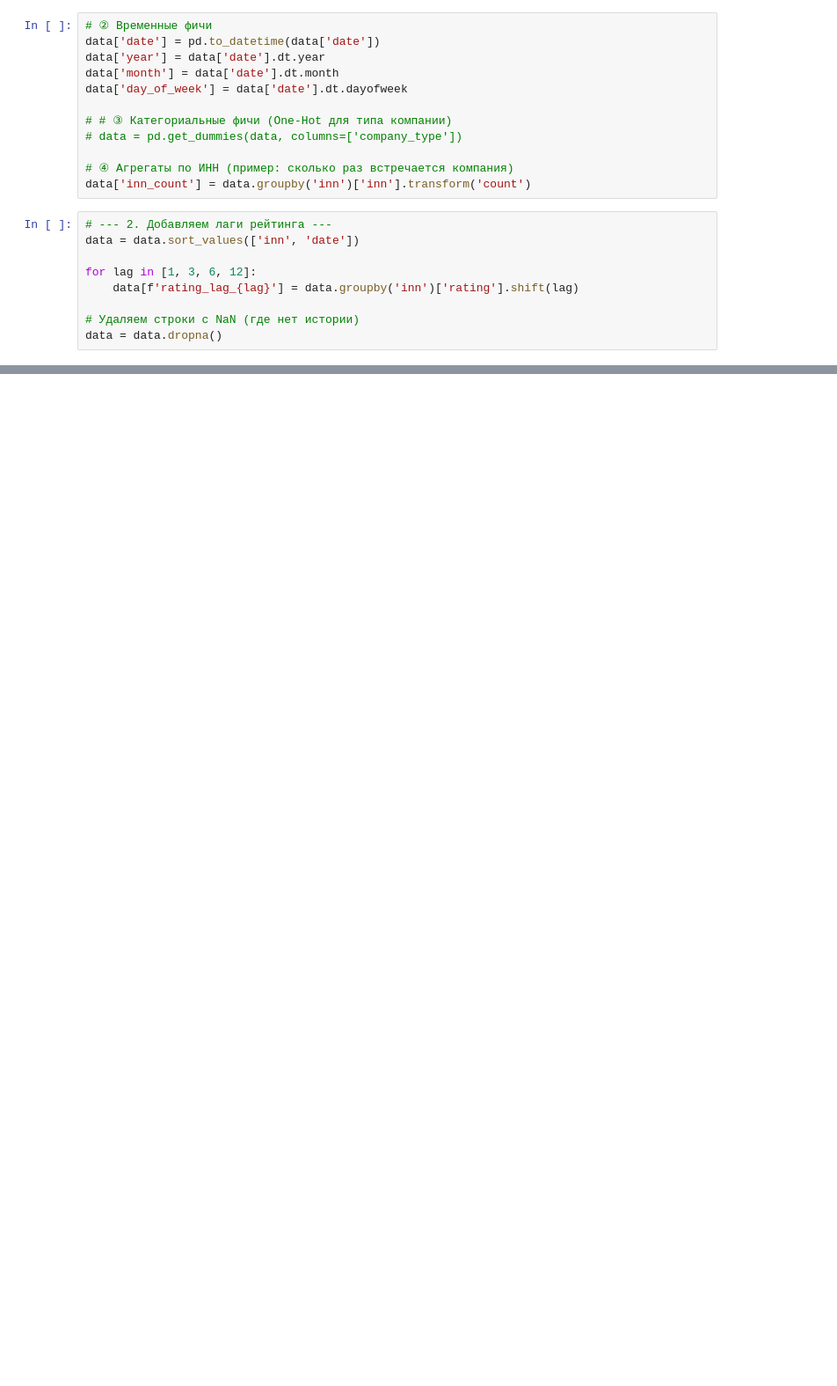
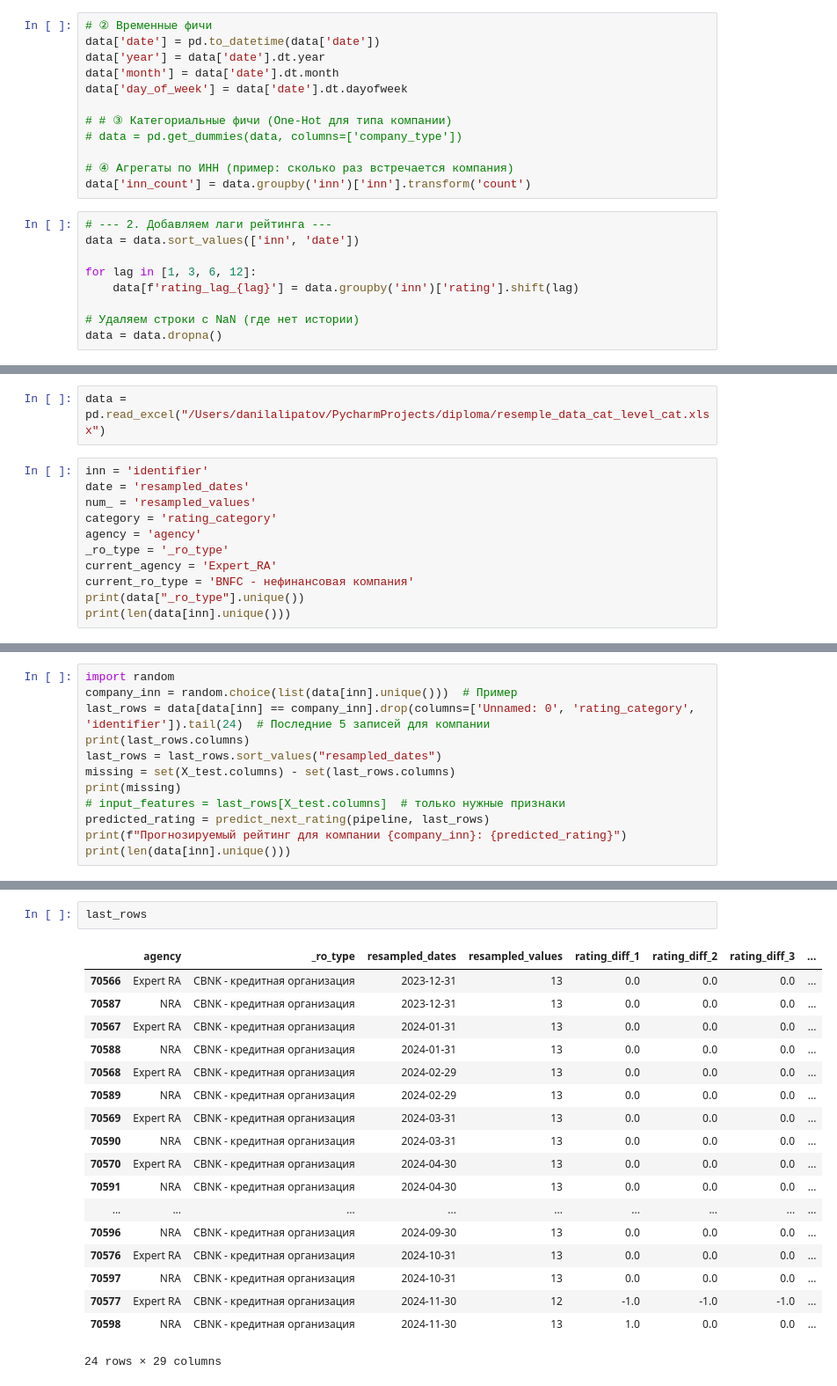
Before and after one commit to DanLip02/Ratings-analysis-project, a Jupyter notebook: jupyter_books/ML_model.ipynb, the cells around one changed output, grey strips where cells are left out. Shown at 88% size. Drawn from its saved outputs; the diff is of its cells as text; blank space fills up the shorter version.

```diff
--- a/jupyter_books/ML_model.ipynb
+++ b/jupyter_books/ML_model.ipynb
@@ -263,0 +281,13 @@ plt.show()
+# %%
+data = pd.read_excel("/Users/danilalipatov/PycharmProjects/diploma/resemple_data_cat_level_cat.xlsx")
+# %%
+inn = 'identifier'
+date = 'resampled_dates'
+num_ = 'resampled_values'
+category = 'rating_category'
+agency = 'agency'
+_ro_type = '_ro_type'
+current_agency = 'Expert_RA'
+current_ro_type = 'BNFC - нефинансовая компания'
+print(data["_ro_type"].unique())
+print(len(data[inn].unique()))
@@ -263,0 +618,12 @@ plt.show()
+# %%
+import random
+company_inn = random.choice(list(data[inn].unique()))  # Пример
+last_rows = data[data[inn] == company_inn].drop(columns=['Unnamed: 0', 'rating_category', 'identifier']).tail(24)  # Последние 5 записей для компании
+print(last_rows.columns)
+last_rows = last_rows.sort_values("resampled_dates")
+missing = set(X_test.columns) - set(last_rows.columns)
+print(missing)
+# input_features = last_rows[X_test.columns]  # только нужные признаки
+predicted_rating = predict_next_rating(pipeline, last_rows)
+print(f"Прогнозируемый рейтинг для компании {company_inn}: {predicted_rating}")
+print(len(data[inn].unique()))
@@ -263,0 +664,21 @@ plt.show()
+# %%
+last_rows
+# %% [output]
+|  | agency | _ro_type | resampled_dates | resampled_values | rating_diff_1 | rating_diff_2 | rating_diff_3 | ... |
+| 70566 | Expert RA | CBNK - кредитная организация | 2023-12-31 | 13 | 0.0 | 0.0 | 0.0 | ... |
+| 70587 | NRA | CBNK - кредитная организация | 2023-12-31 | 13 | 0.0 | 0.0 | 0.0 | ... |
+| 70567 | Expert RA | CBNK - кредитная организация | 2024-01-31 | 13 | 0.0 | 0.0 | 0.0 | ... |
+| 70588 | NRA | CBNK - кредитная организация | 2024-01-31 | 13 | 0.0 | 0.0 | 0.0 | ... |
+| 70568 | Expert RA | CBNK - кредитная организация | 2024-02-29 | 13 | 0.0 | 0.0 | 0.0 | ... |
+| 70589 | NRA | CBNK - кредитная организация | 2024-02-29 | 13 | 0.0 | 0.0 | 0.0 | ... |
+| 70569 | Expert RA | CBNK - кредитная организация | 2024-03-31 | 13 | 0.0 | 0.0 | 0.0 | ... |
+| 70590 | NRA | CBNK - кредитная организация | 2024-03-31 | 13 | 0.0 | 0.0 | 0.0 | ... |
+| 70570 | Expert RA | CBNK - кредитная организация | 2024-04-30 | 13 | 0.0 | 0.0 | 0.0 | ... |
+| 70591 | NRA | CBNK - кредитная организация | 2024-04-30 | 13 | 0.0 | 0.0 | 0.0 | ... |
+| ... | ... | ... | ... | ... | ... | ... | ... | ... |
+| 70596 | NRA | CBNK - кредитная организация | 2024-09-30 | 13 | 0.0 | 0.0 | 0.0 | ... |
+| 70576 | Expert RA | CBNK - кредитная организация | 2024-10-31 | 13 | 0.0 | 0.0 | 0.0 | ... |
+| 70597 | NRA | CBNK - кредитная организация | 2024-10-31 | 13 | 0.0 | 0.0 | 0.0 | ... |
+| 70577 | Expert RA | CBNK - кредитная организация | 2024-11-30 | 12 | -1.0 | -1.0 | -1.0 | ... |
+| 70598 | NRA | CBNK - кредитная организация | 2024-11-30 | 13 | 1.0 | 0.0 | 0.0 | ... |
+24 rows × 29 columns
```
Also changed, not shown: parts of 24 cells of this notebook, 3 other files.
